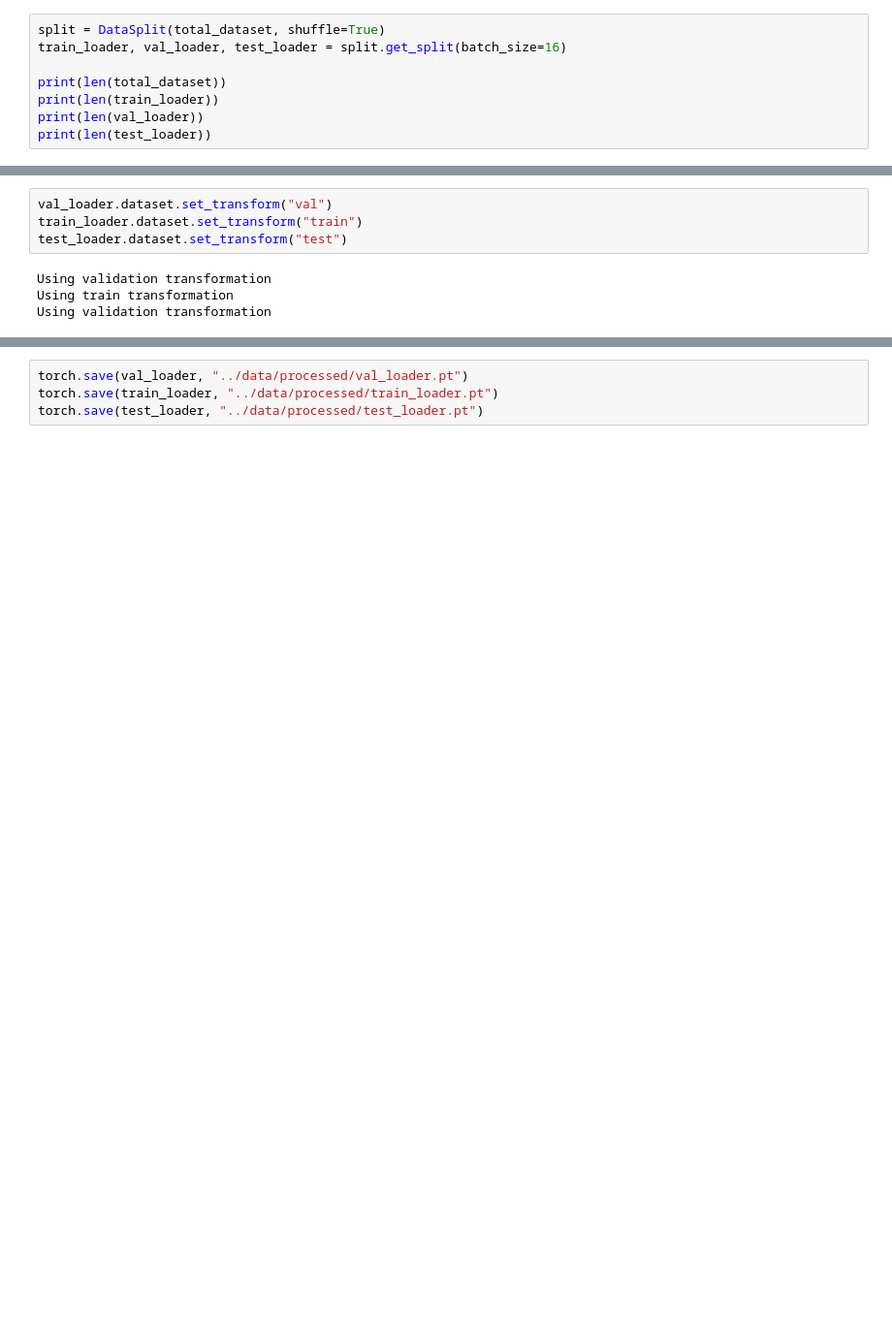
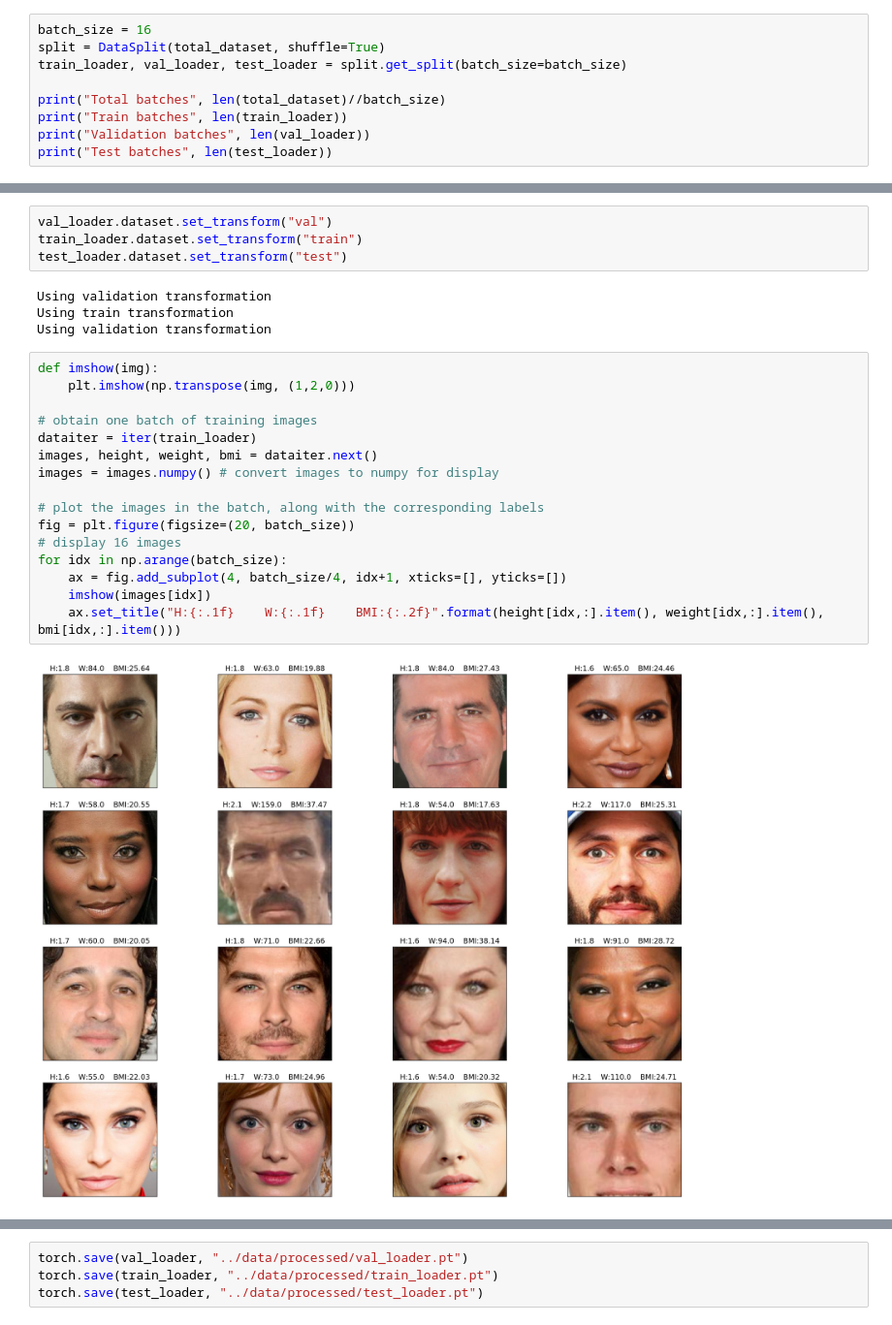
Before and after one commit to tonyzzzzz/FaceToBMI, a Jupyter notebook: notebooks/02-preprocessing-data.ipynb, the cells around one changed output, grey strips where cells are left out. Shown at 97% size. Cells and saved outputs as stored; diff of their text form; blank space fills up the shorter version.

```diff
--- a/notebooks/02-preprocessing-data.ipynb
+++ b/notebooks/02-preprocessing-data.ipynb
@@ -149,11 +145,12 @@ total_dataset = FaceToBMIDataset(csv_file=path_to_csv, image_dir=image_dir)
 # %% [output]
 Using default transformation
 # %%
+batch_size = 16
 split = DataSplit(total_dataset, shuffle=True)
-train_loader, val_loader, test_loader = split.get_split(batch_size=16)
+train_loader, val_loader, test_loader = split.get_split(batch_size=batch_size)
 
-print(len(total_dataset))
-print(len(train_loader))
-print(len(val_loader))
-print(len(test_loader))
+print("Total batches", len(total_dataset)//batch_size)
+print("Train batches", len(train_loader))
+print("Validation batches", len(val_loader))
+print("Test batches", len(test_loader))
 # %% [output]
@@ -169,3 +166,21 @@ test_loader.dataset.set_transform("test")
 Using validation transformation
 Using train transformation
 Using validation transformation
+# %%
+def imshow(img):
+    plt.imshow(np.transpose(img, (1,2,0)))
+
+# obtain one batch of training images
+dataiter = iter(train_loader)
+images, height, weight, bmi = dataiter.next()
+images = images.numpy() # convert images to numpy for display
+
+# plot the images in the batch, along with the corresponding labels
+fig = plt.figure(figsize=(20, batch_size))
+# display 16 images
+for idx in np.arange(batch_size):
+    ax = fig.add_subplot(4, batch_size/4, idx+1, xticks=[], yticks=[])
+    imshow(images[idx])
+    ax.set_title("H:{:.1f}    W:{:.1f}    BMI:{:.2f}".format(height[idx,:].item(), weight[idx,:].item(), bmi[idx,:].item()))
+# %% [output]
+[figure, added]
```
Also changed, not shown: parts of 7 cells of this notebook, 2 other files.
